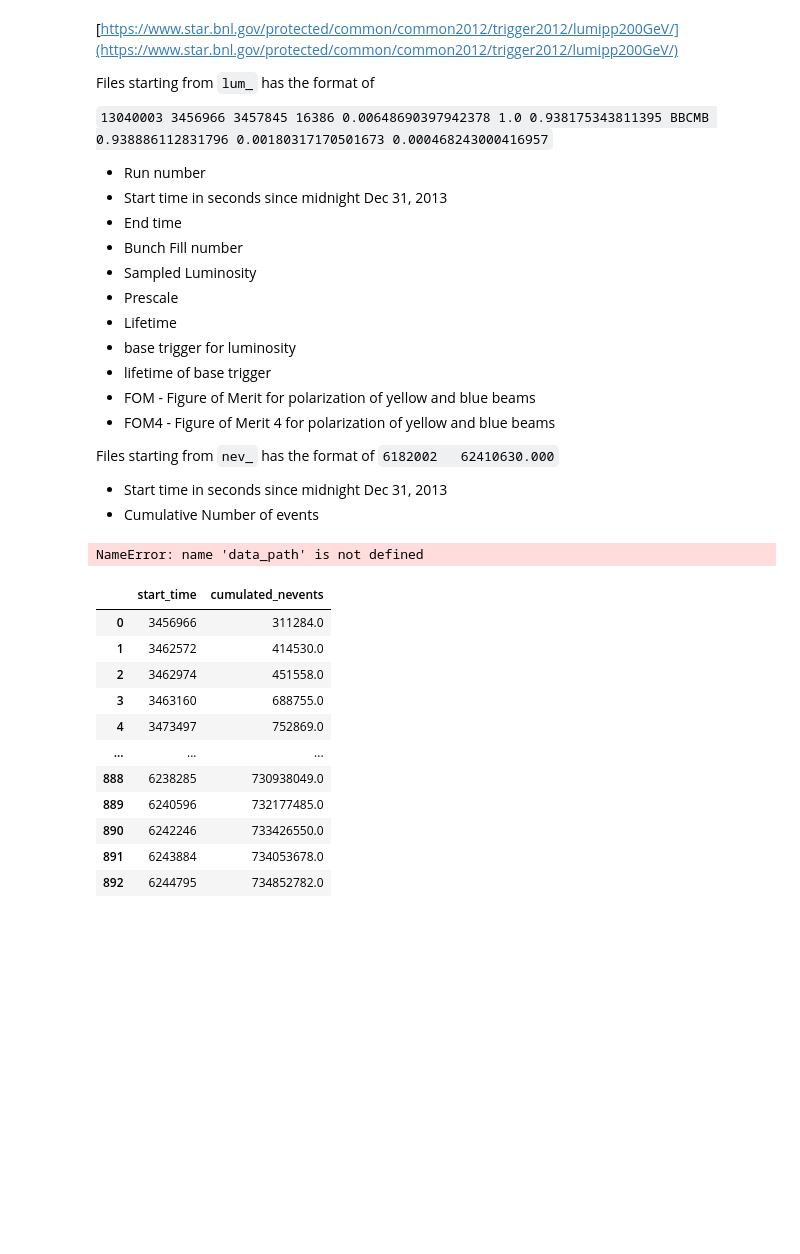
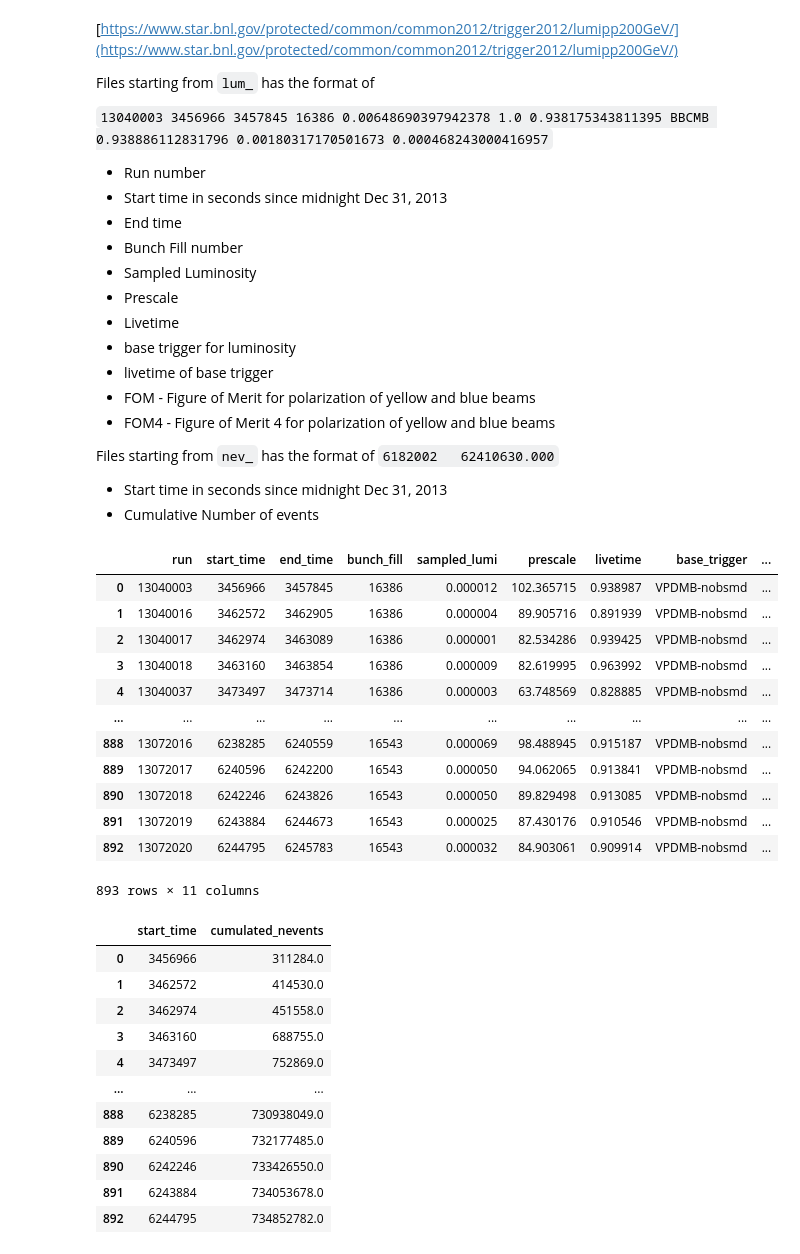
Before and after one commit to aprozo/jets_pp_2012, a Jupyter notebook: lists/files_lumi_james_dunlop/calculate_lumi.ipynb, the cells around one changed output. Cells and saved outputs as stored; diff of their text form; code cells hidden in the pictures; blank space fills up the shorter version.

```diff
--- a/lists/files_lumi_james_dunlop/calculate_lumi.ipynb
+++ b/lists/files_lumi_james_dunlop/calculate_lumi.ipynb
@@ -11,9 +11,9 @@ Files starting from `lum_` has the format of
 - Bunch Fill number
 - Sampled Luminosity
 - Prescale
-- Lifetime
+- Livetime
 - base trigger for luminosity
-- lifetime of base trigger
+- livetime of base trigger
 - FOM - Figure of Merit for polarization of yellow and blue beams
 - FOM4 - Figure of Merit 4 for polarization of yellow and blue beams
 
@@ -35,25 +35,37 @@ data_files = [
 # %%
 import pandas as pd
 import numpy as np
 
 # - Run number
 # - Start time in seconds since midnight Dec 31, 2013
 # - End time
 # - Bunch Fill number
 # - Sampled Luminosity
 # - Prescale
-# - Lifetime
+# - Livetime
 # - base trigger for luminosity
-# - lifetime of base trigger
+# - livetime of base trigger
 # - FOM
 # - FOM4
-lumi_columns=['run', 'start_time',  'end_time', 'bunch_fill', 'sampled_lumi', 'prescale', 'lifetime', 'base_trigger', 'lifetime_base_trigger', 'FOM', 'FOM4']
+lumi_columns=['run', 'start_time',  'end_time', 'bunch_fill', 'sampled_lumi', 'prescale', 'livetime', 'base_trigger', 'livetime_base_trigger', 'FOM', 'FOM4']
 # Load VPDMB data
 lumi_VPDMB = pd.read_csv(data_path + data_files[0], sep=' ', header=None, names=lumi_columns)
 
 lumi_VPDMB
 # %% [output]
+|  | run | start_time | end_time | bunch_fill | sampled_lumi | prescale | livetime | base_trigger | ... |
+| 0 | 13040003 | 3456966 | 3457845 | 16386 | 0.000012 | 102.365715 | 0.938987 | VPDMB-nobsmd | ... |
+| 1 | 13040016 | 3462572 | 3462905 | 16386 | 0.000004 | 89.905716 | 0.891939 | VPDMB-nobsmd | ... |
+| 2 | 13040017 | 3462974 | 3463089 | 16386 | 0.000001 | 82.534286 | 0.939425 | VPDMB-nobsmd | ... |
+| 3 | 13040018 | 3463160 | 3463854 | 16386 | 0.000009 | 82.619995 | 0.963992 | VPDMB-nobsmd | ... |
+| 4 | 13040037 | 3473497 | 3473714 | 16386 | 0.000003 | 63.748569 | 0.828885 | VPDMB-nobsmd | ... |
+| ... | ... | ... | ... | ... | ... | ... | ... | ... | ... |
+| 888 | 13072016 | 6238285 | 6240559 | 16543 | 0.000069 | 98.488945 | 0.915187 | VPDMB-nobsmd | ... |
+| 889 | 13072017 | 6240596 | 6242200 | 16543 | 0.000050 | 94.062065 | 0.913841 | VPDMB-nobsmd | ... |
+| 890 | 13072018 | 6242246 | 6243826 | 16543 | 0.000050 | 89.829498 | 0.913085 | VPDMB-nobsmd | ... |
+| 891 | 13072019 | 6243884 | 6244673 | 16543 | 0.000025 | 87.430176 | 0.910546 | VPDMB-nobsmd | ... |
+| 892 | 13072020 | 6244795 | 6245783 | 16543 | 0.000032 | 84.903061 | 0.909914 | VPDMB-nobsmd | ... |
-NameError: name 'data_path' is not defined
+893 rows × 11 columns
 # %%
 # load number of events per day
 events_columns = ['start_time', 'cumulated_nevents']
```
Also changed, not shown: parts of 5 cells of this notebook, 6 other files.
